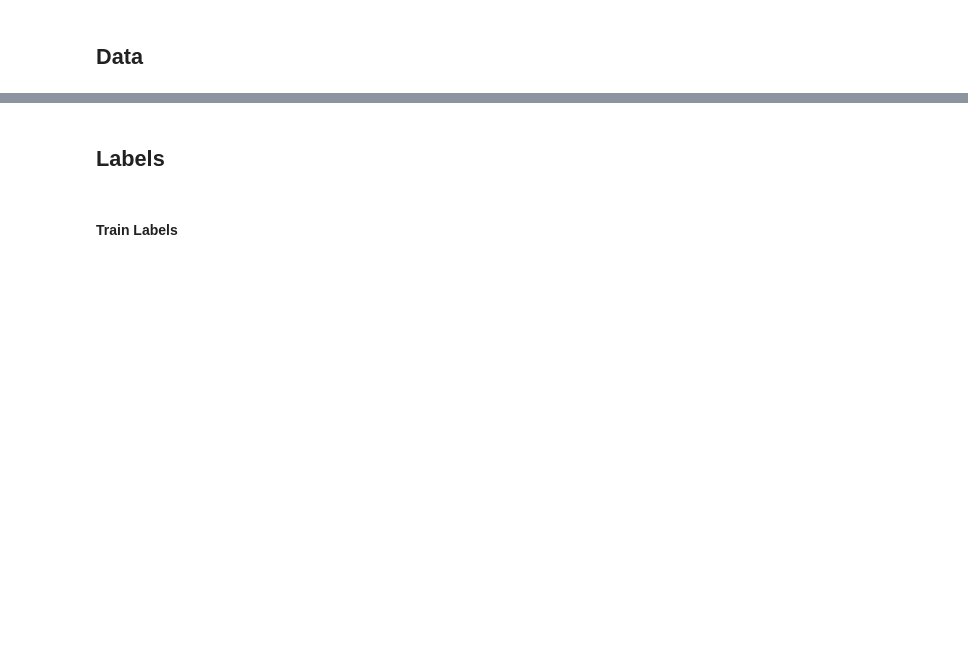
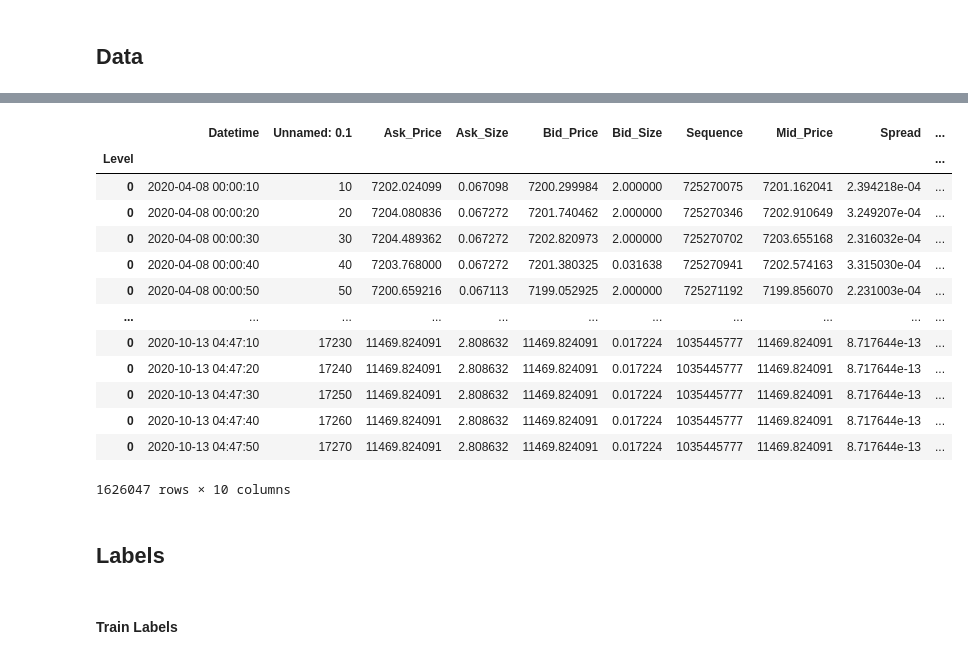
Before and after one commit to ociredef92/RL_Trader, a Jupyter notebook: Training.ipynb, the cells around one changed output, grey strips where cells are left out. Cells and saved outputs as stored; diff of their text form; code cells hidden in the pictures; blank space fills up the shorter version.

Commit message:
notebook cleaing: file importing and caching moved to func_tools and written as a function

```diff
--- a/Training.ipynb
+++ b/Training.ipynb
@@ -150,0 +52,12 @@ px_ts_test = top_ob_test.reset_index()[['Mid_Price']]
+# %%
+experiments_folder = 'Experiments'
+frequency = timedelta(seconds=10)
+pair = 'USDT_BTC'
+date_start = '2020_04_04'
+date_end = '2021_01_03'
+lob_depth = 10
+norm_type = 'dyn_z_score'
+roll = 7200 * 6
+
+# import data
+train_dyn_df, test_dyn_df, top_ob_train, top_ob_test = import_px_data(experiments_folder, frequency, pair, date_start, date_end, lob_depth, norm_type, roll)
@@ -150,0 +69,17 @@ px_ts_test = top_ob_test.reset_index()[['Mid_Price']]
+# %%
+top_ob_train
+# %% [output]
+|  | Datetime | Unnamed: 0.1 | Ask_Price | Ask_Size | Bid_Price | Bid_Size | Sequence | Mid_Price | Spread | ... |
+| Level |  |  |  |  |  |  |  |  |  | ... |
+| 0 | 2020-04-08 00:00:10 | 10 | 7202.024099 | 0.067098 | 7200.299984 | 2.000000 | 725270075 | 7201.162041 | 2.394218e-04 | ... |
+| 0 | 2020-04-08 00:00:20 | 20 | 7204.080836 | 0.067272 | 7201.740462 | 2.000000 | 725270346 | 7202.910649 | 3.249207e-04 | ... |
+| 0 | 2020-04-08 00:00:30 | 30 | 7204.489362 | 0.067272 | 7202.820973 | 2.000000 | 725270702 | 7203.655168 | 2.316032e-04 | ... |
+| 0 | 2020-04-08 00:00:40 | 40 | 7203.768000 | 0.067272 | 7201.380325 | 0.031638 | 725270941 | 7202.574163 | 3.315030e-04 | ... |
+| 0 | 2020-04-08 00:00:50 | 50 | 7200.659216 | 0.067113 | 7199.052925 | 2.000000 | 725271192 | 7199.856070 | 2.231003e-04 | ... |
+| ... | ... | ... | ... | ... | ... | ... | ... | ... | ... | ... |
+| 0 | 2020-10-13 04:47:10 | 17230 | 11469.824091 | 2.808632 | 11469.824091 | 0.017224 | 1035445777 | 11469.824091 | 8.717644e-13 | ... |
+| 0 | 2020-10-13 04:47:20 | 17240 | 11469.824091 | 2.808632 | 11469.824091 | 0.017224 | 1035445777 | 11469.824091 | 8.717644e-13 | ... |
+| 0 | 2020-10-13 04:47:30 | 17250 | 11469.824091 | 2.808632 | 11469.824091 | 0.017224 | 1035445777 | 11469.824091 | 8.717644e-13 | ... |
+| 0 | 2020-10-13 04:47:40 | 17260 | 11469.824091 | 2.808632 | 11469.824091 | 0.017224 | 1035445777 | 11469.824091 | 8.717644e-13 | ... |
+| 0 | 2020-10-13 04:47:50 | 17270 | 11469.824091 | 2.808632 | 11469.824091 | 0.017224 | 1035445777 | 11469.824091 | 8.717644e-13 | ... |
+1626047 rows × 10 columns
```
Also changed, not shown: parts of 8 cells of this notebook, 1 other file.
